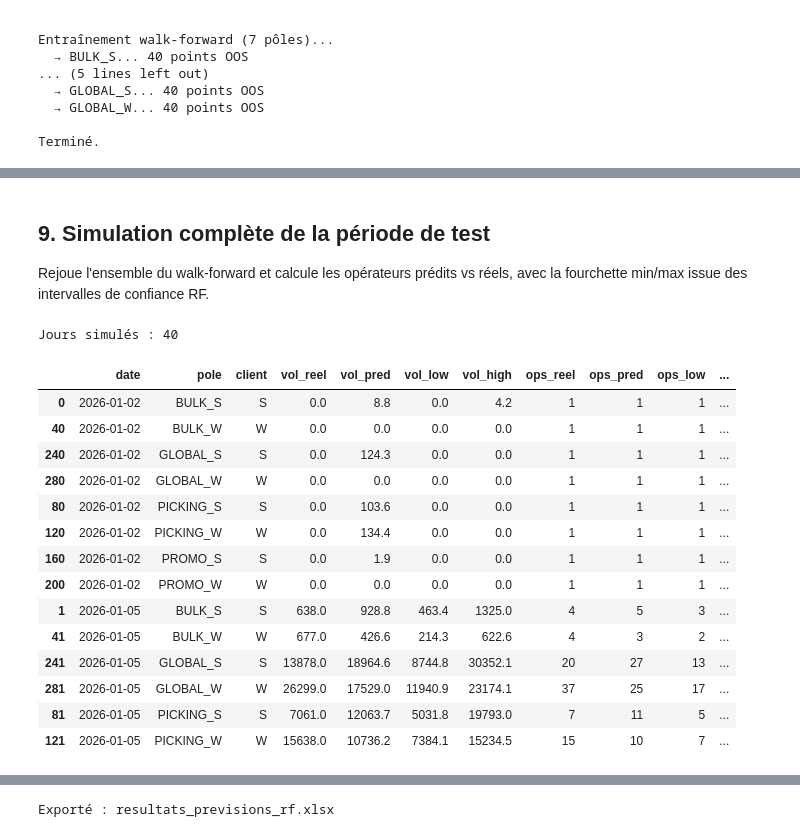
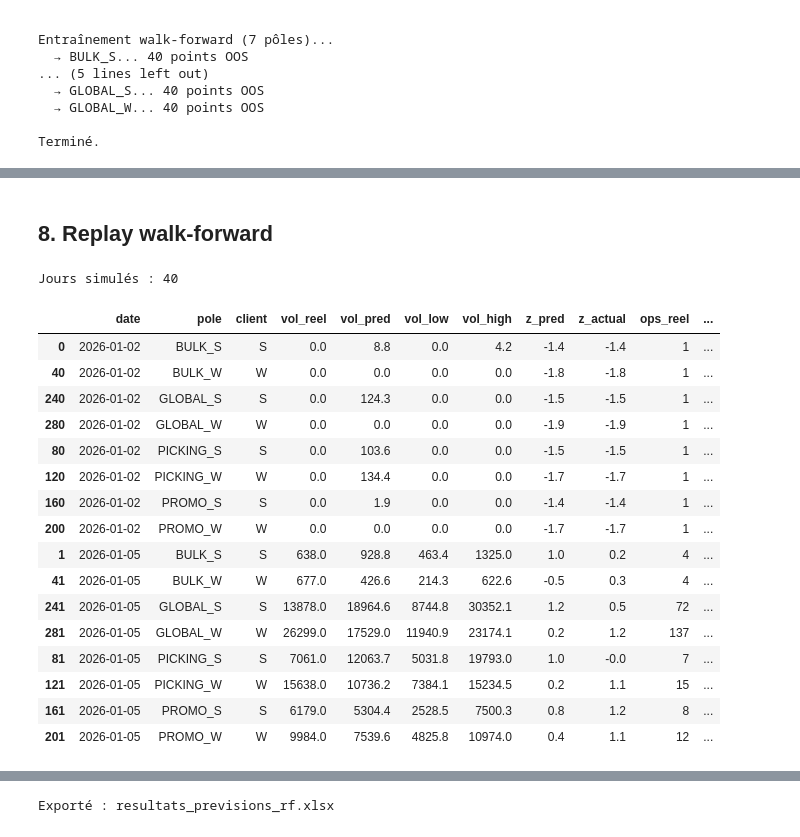
Before and after one commit to ehrmannjulie-bit/crunch, a Jupyter notebook: src/pipeline_entrepot_rf.ipynb, the cells around one changed output, grey strips where cells are left out. Cells and saved outputs as stored; diff of their text form; code cells hidden in the pictures.

```diff
--- a/src/pipeline_entrepot_rf.ipynb
+++ b/src/pipeline_entrepot_rf.ipynb
@@ -31,6 +11,7 @@ import matplotlib.dates as mdates
 import seaborn as sns
 from pathlib import Path
 from sklearn.ensemble import RandomForestRegressor
+from scipy import stats
 from sklearn.model_selection import RandomizedSearchCV
 from sklearn.metrics import mean_absolute_error, mean_squared_error, r2_score
 from openpyxl.styles import PatternFill, Font, Alignment
@@ -62,8 +43,8 @@ PRODUCTIVITE_HORAIRE = {
     'PICKING_W' : 157.0,
     'PROMO_S'   : 125.0,
     'PROMO_W'   : 125.0,
-    'GLOBAL_S'  : 102.83,
-    'GLOBAL_W'  : 102.83,
+    'GLOBAL_S'  : 27.6,
+    'GLOBAL_W'  : 27.6,
 }
 PRODUCTIVITE = {p: round(v * HEURES_PAR_JOUR) for p, v in PRODUCTIVITE_HORAIRE.items()}
 
@@ -520,7 +528,7 @@ def tune_rf(df, pole, feature_cols, n_iter=40):
     return search.best_params_
 
 
-def predict_quantile_rf(model, X, quantile=0.95):
+def predict_quantile_rf(model, X, quantile=0.9):
     """
     Prédit les intervalles de confiance depuis les arbres individuels du RF.
     Retourne (prédiction moyenne, borne basse q10, borne haute q90).
@@ -685,17 +696,0 @@ plt.tight_layout(); plt.show()
-# %%
-# ── Heatmap MAPE % par pôle et par mois ──────────────────────────────────────
-err_rows = []
-for pole in POLES:
-    res = results[pole].copy()
-    res['month'] = pd.to_datetime(res['date']).dt.month
-    res['mape']  = (res['actual'] - res['pred']).abs() / (res['actual'] + 1e-6) * 100
-    for m, g in res.groupby('month'):
-        err_rows.append({'pole': pole, 'month': m, 'mape': g['mape'].mean()})
-
-err_df = pd.DataFrame(err_rows).pivot(index='pole', columns='month', values='mape')
-fig, ax = plt.subplots(figsize=(14, 4))
-sns.heatmap(err_df, annot=True, fmt='.0f', cmap='RdYlGn_r',
-            vmin=0, vmax=40, linewidths=0.5, ax=ax, cbar_kws={'label': 'MAPE %'})
-ax.set_title('MAPE % par pôle-client et par mois', fontweight='500')
-ax.set_xlabel('Mois'); ax.set_ylabel('')
-plt.tight_layout(); plt.show()
@@ -761,50 +740,53 @@ TOTAL            47,400                          57
-# %% [markdown]
-## 9. Simulation complète de la période de test
-
-Rejoue l'ensemble du walk-forward et calcule les opérateurs prédits vs réels,
-avec la fourchette min/max issue des intervalles de confiance RF.
+# %% [markdown]
+## 8. Replay walk-forward
 # %%
-def replay_walk_forward(features_df, results, poles, productivite):
-    """Reconstruit le tableau réel vs prédit avec intervalles par pôle."""
+def replay_walk_forward(features_df, results, poles, productivite, stats_ref):
+    """Reconstruit le tableau réel vs prédit avec intervalles + Z-score par pôle."""
     rows = []
     for pole in poles:
+        mu    = stats_ref[pole]['mu']
+        sigma = stats_ref[pole]['sigma']
         for _, r in results[pole].iterrows():
             prod = productivite[pole]
             rows.append({
                 'date'     : r['date'],
                 'pole'     : pole,
                 'client'   : pole.split('_')[-1] if '_' in pole else 'S+W',
                 'vol_reel' : r['actual'],
                 'vol_pred' : r['pred'],
                 'vol_low'  : r['low'],
                 'vol_high' : r['high'],
+                'z_pred'   : round((r['pred']   - mu) / sigma, 2),
+                'z_actual' : round((r['actual'] - mu) / sigma, 2),
                 'ops_reel' : max(1, int(np.ceil(r['actual'] / prod))),
                 'ops_pred' : max(1, int(np.ceil(r['pred']   / prod))),
                 'ops_low'  : max(1, int(np.ceil(r['low']    / prod))),
                 'ops_high' : max(1, int(np.ceil(r['high']   / prod))),
             })
     df = pd.DataFrame(rows)
     df['date'] = pd.to_datetime(df['date'])
     return df.sort_values(['date','pole'])
 
-replay = replay_walk_forward(features_df, results, POLES, PRODUCTIVITE)
+replay = replay_walk_forward(features_df, results, POLES, PRODUCTIVITE, STATS_REF)
 print(f"Jours simulés : {replay['date'].nunique()}")
-display(replay.head(14))
+display(replay.head(16))
 # %% [output]
 Jours simulés : 40
-|  | date | pole | client | vol_reel | vol_pred | vol_low | vol_high | ops_reel | ops_pred | ops_low | ... |
-| 0 | 2026-01-02 | BULK_S | S | 0.0 | 8.8 | 0.0 | 4.2 | 1 | 1 | 1 | ... |
-| 40 | 2026-01-02 | BULK_W | W | 0.0 | 0.0 | 0.0 | 0.0 | 1 | 1 | 1 | ... |
-| 240 | 2026-01-02 | GLOBAL_S | S | 0.0 | 124.3 | 0.0 | 0.0 | 1 | 1 | 1 | ... |
-| 280 | 2026-01-02 | GLOBAL_W | W | 0.0 | 0.0 | 0.0 | 0.0 | 1 | 1 | 1 | ... |
-| 80 | 2026-01-02 | PICKING_S | S | 0.0 | 103.6 | 0.0 | 0.0 | 1 | 1 | 1 | ... |
-| 120 | 2026-01-02 | PICKING_W | W | 0.0 | 134.4 | 0.0 | 0.0 | 1 | 1 | 1 | ... |
-| 160 | 2026-01-02 | PROMO_S | S | 0.0 | 1.9 | 0.0 | 0.0 | 1 | 1 | 1 | ... |
-| 200 | 2026-01-02 | PROMO_W | W | 0.0 | 0.0 | 0.0 | 0.0 | 1 | 1 | 1 | ... |
-| 1 | 2026-01-05 | BULK_S | S | 638.0 | 928.8 | 463.4 | 1325.0 | 4 | 5 | 3 | ... |
-| 41 | 2026-01-05 | BULK_W | W | 677.0 | 426.6 | 214.3 | 622.6 | 4 | 3 | 2 | ... |
-| 241 | 2026-01-05 | GLOBAL_S | S | 13878.0 | 18964.6 | 8744.8 | 30352.1 | 20 | 27 | 13 | ... |
-| 281 | 2026-01-05 | GLOBAL_W | W | 26299.0 | 17529.0 | 11940.9 | 23174.1 | 37 | 25 | 17 | ... |
-| 81 | 2026-01-05 | PICKING_S | S | 7061.0 | 12063.7 | 5031.8 | 19793.0 | 7 | 11 | 5 | ... |
-| 121 | 2026-01-05 | PICKING_W | W | 15638.0 | 10736.2 | 7384.1 | 15234.5 | 15 | 10 | 7 | ... |
+|  | date | pole | client | vol_reel | vol_pred | vol_low | vol_high | z_pred | z_actual | ops_reel | ... |
+| 0 | 2026-01-02 | BULK_S | S | 0.0 | 8.8 | 0.0 | 4.2 | -1.4 | -1.4 | 1 | ... |
+| 40 | 2026-01-02 | BULK_W | W | 0.0 | 0.0 | 0.0 | 0.0 | -1.8 | -1.8 | 1 | ... |
+| 240 | 2026-01-02 | GLOBAL_S | S | 0.0 | 124.3 | 0.0 | 0.0 | -1.5 | -1.5 | 1 | ... |
+| 280 | 2026-01-02 | GLOBAL_W | W | 0.0 | 0.0 | 0.0 | 0.0 | -1.9 | -1.9 | 1 | ... |
+| 80 | 2026-01-02 | PICKING_S | S | 0.0 | 103.6 | 0.0 | 0.0 | -1.5 | -1.5 | 1 | ... |
+| 120 | 2026-01-02 | PICKING_W | W | 0.0 | 134.4 | 0.0 | 0.0 | -1.7 | -1.7 | 1 | ... |
+| 160 | 2026-01-02 | PROMO_S | S | 0.0 | 1.9 | 0.0 | 0.0 | -1.4 | -1.4 | 1 | ... |
+| 200 | 2026-01-02 | PROMO_W | W | 0.0 | 0.0 | 0.0 | 0.0 | -1.7 | -1.7 | 1 | ... |
+| 1 | 2026-01-05 | BULK_S | S | 638.0 | 928.8 | 463.4 | 1325.0 | 1.0 | 0.2 | 4 | ... |
+| 41 | 2026-01-05 | BULK_W | W | 677.0 | 426.6 | 214.3 | 622.6 | -0.5 | 0.3 | 4 | ... |
+| 241 | 2026-01-05 | GLOBAL_S | S | 13878.0 | 18964.6 | 8744.8 | 30352.1 | 1.2 | 0.5 | 72 | ... |
+| 281 | 2026-01-05 | GLOBAL_W | W | 26299.0 | 17529.0 | 11940.9 | 23174.1 | 0.2 | 1.2 | 137 | ... |
+| 81 | 2026-01-05 | PICKING_S | S | 7061.0 | 12063.7 | 5031.8 | 19793.0 | 1.0 | -0.0 | 7 | ... |
+| 121 | 2026-01-05 | PICKING_W | W | 15638.0 | 10736.2 | 7384.1 | 15234.5 | 0.2 | 1.1 | 15 | ... |
+| 161 | 2026-01-05 | PROMO_S | S | 6179.0 | 5304.4 | 2528.5 | 7500.3 | 0.8 | 1.2 | 8 | ... |
+| 201 | 2026-01-05 | PROMO_W | W | 9984.0 | 7539.6 | 4825.8 | 10974.0 | 0.4 | 1.1 | 12 | ... |
 # %%
```
Also changed, not shown: parts of 37 cells of this notebook, 12 other files.
